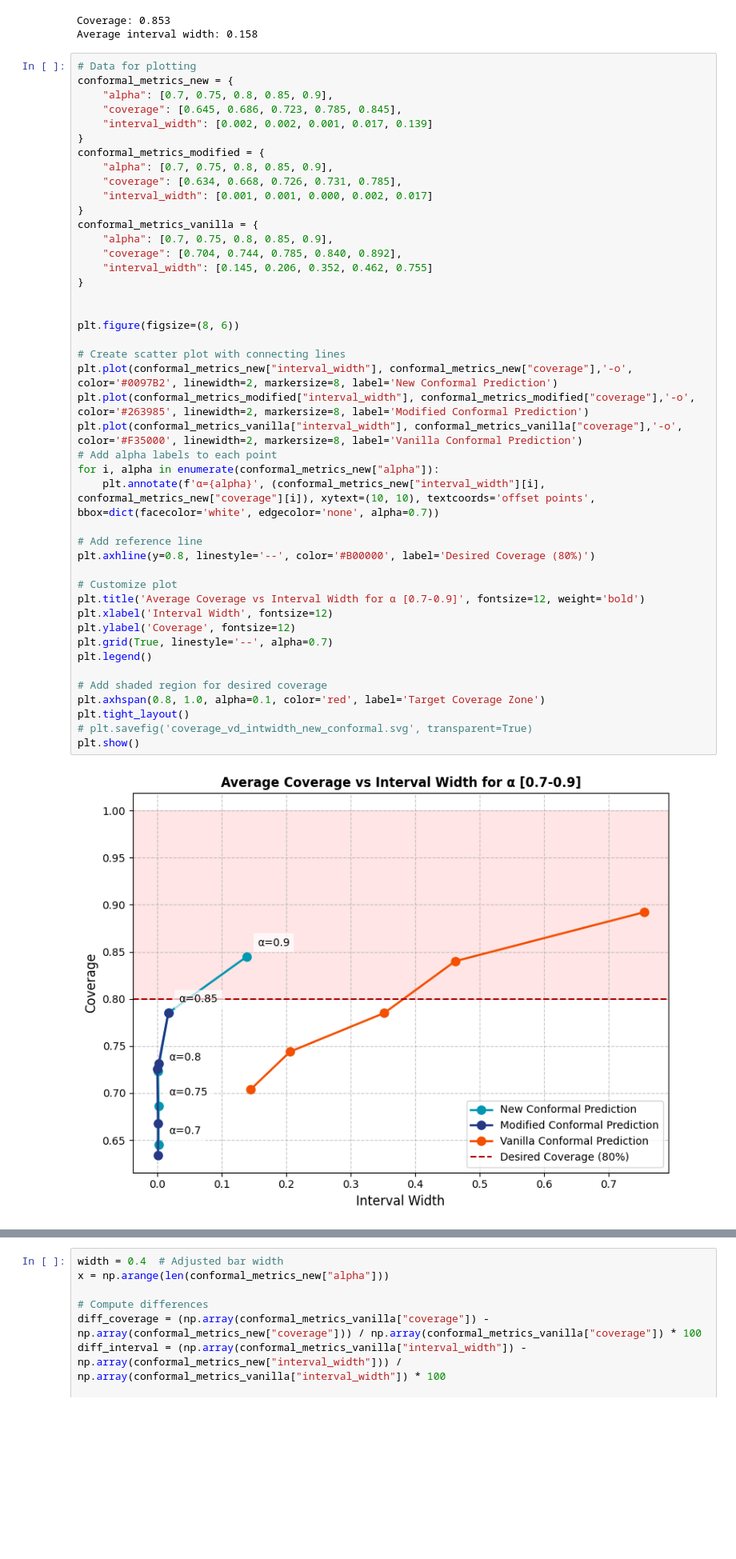
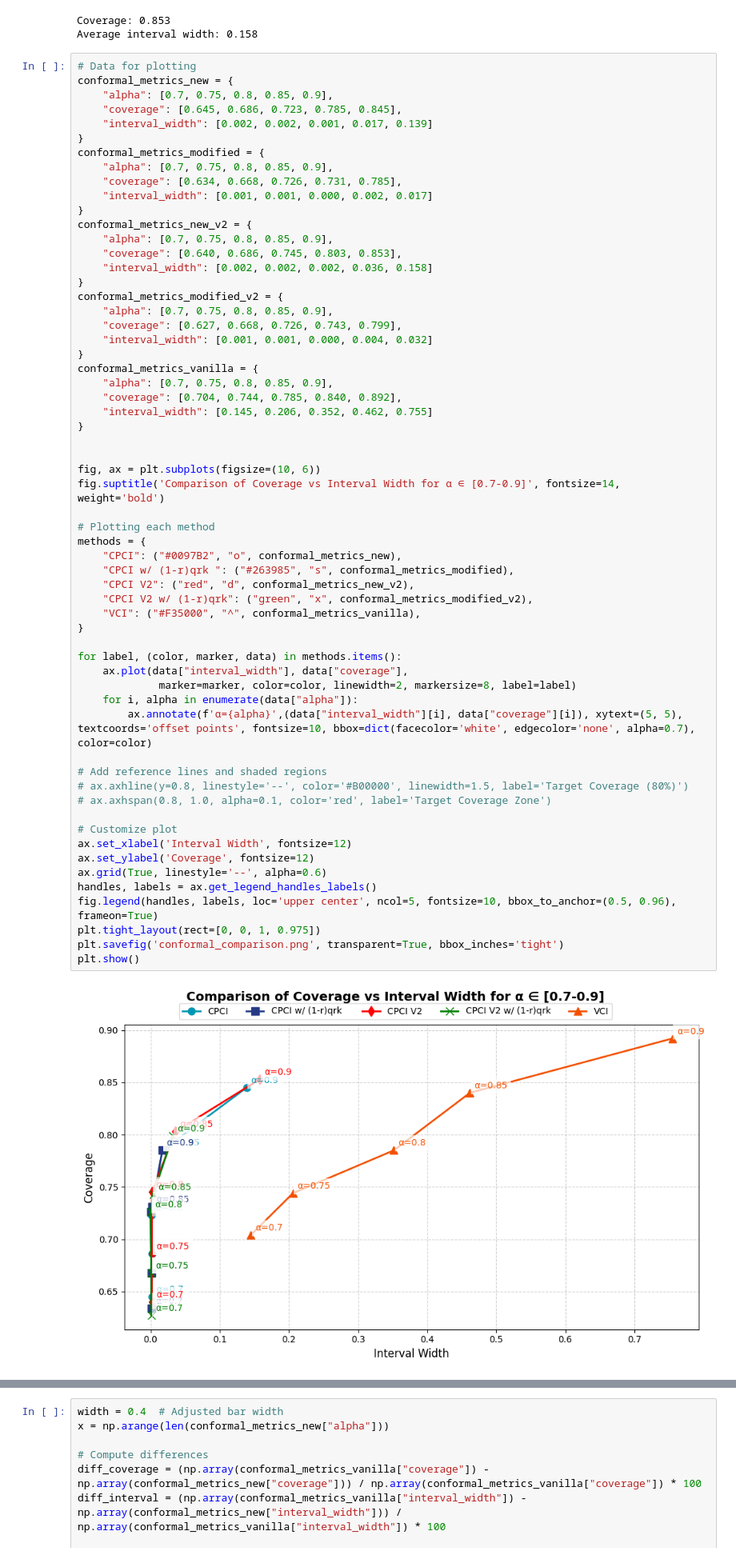
Before and after one commit to rdiazrincon/conformal_prediction_pd, a Jupyter notebook: conformal_pd_new.ipynb, the cells around one changed output, grey strips where cells are left out. Shown at 80% size. Drawn from its saved outputs; the diff is of its cells as text; blank space fills up the shorter version.

```diff
--- a/conformal_pd_new.ipynb
+++ b/conformal_pd_new.ipynb
@@ -201,46 +221,62 @@ Average interval width: 0.158
 # %%
 # Data for plotting
 conformal_metrics_new = {
     "alpha": [0.7, 0.75, 0.8, 0.85, 0.9],
     "coverage": [0.645, 0.686, 0.723, 0.785, 0.845],
     "interval_width": [0.002, 0.002, 0.001, 0.017, 0.139]
 }
 conformal_metrics_modified = {
     "alpha": [0.7, 0.75, 0.8, 0.85, 0.9],
     "coverage": [0.634, 0.668, 0.726, 0.731, 0.785],
     "interval_width": [0.001, 0.001, 0.000, 0.002, 0.017]
 }
+conformal_metrics_new_v2 = {
+    "alpha": [0.7, 0.75, 0.8, 0.85, 0.9],
+    "coverage": [0.640, 0.686, 0.745, 0.803, 0.853],
+    "interval_width": [0.002, 0.002, 0.002, 0.036, 0.158]
+}
+conformal_metrics_modified_v2 = {
+    "alpha": [0.7, 0.75, 0.8, 0.85, 0.9],
+    "coverage": [0.627, 0.668, 0.726, 0.743, 0.799],
+    "interval_width": [0.001, 0.001, 0.000, 0.004, 0.032]
+}
 conformal_metrics_vanilla = {
     "alpha": [0.7, 0.75, 0.8, 0.85, 0.9],
     "coverage": [0.704, 0.744, 0.785, 0.840, 0.892],
     "interval_width": [0.145, 0.206, 0.352, 0.462, 0.755]
 }
 
 
-plt.figure(figsize=(8, 6))
+fig, ax = plt.subplots(figsize=(10, 6))
+fig.suptitle('Comparison of Coverage vs Interval Width for α ∈ [0.7-0.9]', fontsize=14, weight='bold')
 
-# Create scatter plot with connecting lines
-plt.plot(conformal_metrics_new["interval_width"], conformal_metrics_new["coverage"],'-o', color='#0097B2', linewidth=2, markersize=8, label='New Conformal Prediction')
-plt.plot(conformal_metrics_modified["interval_width"], conformal_metrics_modified["coverage"],'-o', color='#263985', linewidth=2, markersize=8, label='Modified Conformal Prediction')
-plt.plot(conformal_metrics_vanilla["interval_width"], conformal_metrics_vanilla["coverage"],'-o', color='#F35000', linewidth=2, markersize=8, label='Vanilla Conformal Prediction')
-# Add alpha labels to each point
-for i, alpha in enumerate(conformal_metrics_new["alpha"]):
-    plt.annotate(f'α={alpha}', (conformal_metrics_new["interval_width"][i], conformal_metrics_new["coverage"][i]), xytext=(10, 10), textcoords='offset points', bbox=dict(facecolor='white', edgecolor='none', alpha=0.7))
+# Plotting each method
+methods = {
+    "CPCI": ("#0097B2", "o", conformal_metrics_new),
+    "CPCI w/ (1-r)qrk ": ("#263985", "s", conformal_metrics_modified),
+    "CPCI V2": ("red", "d", conformal_metrics_new_v2),
+    "CPCI V2 w/ (1-r)qrk": ("green", "x", conformal_metrics_modified_v2),
+    "VCI": ("#F35000", "^", conformal_metrics_vanilla),
+}
 
-# Add reference line
-plt.axhline(y=0.8, linestyle='--', color='#B00000', label='Desired Coverage (80%)')
+for label, (color, marker, data) in methods.items():
+    ax.plot(data["interval_width"], data["coverage"],
+             marker=marker, color=color, linewidth=2, markersize=8, label=label)
+    for i, alpha in enumerate(data["alpha"]):
+        ax.annotate(f'α={alpha}',(data["interval_width"][i], data["coverage"][i]), xytext=(5, 5), textcoords='offset points', fontsize=10, bbox=dict(facecolor='white', edgecolor='none', alpha=0.7), color=color)
+
+# Add reference lines and shaded regions
+# ax.axhline(y=0.8, linestyle='--', color='#B00000', linewidth=1.5, label='Target Coverage (80%)')
+# ax.axhspan(0.8, 1.0, alpha=0.1, color='red', label='Target Coverage Zone')
 
 # Customize plot
-plt.title('Average Coverage vs Interval Width for α [0.7-0.9]', fontsize=12, weight='bold')
-plt.xlabel('Interval Width', fontsize=12)
-plt.ylabel('Coverage', fontsize=12)
-plt.grid(True, linestyle='--', alpha=0.7)
-plt.legend()
-
-# Add shaded region for desired coverage
-plt.axhspan(0.8, 1.0, alpha=0.1, color='red', label='Target Coverage Zone')
-plt.tight_layout()
-# plt.savefig('coverage_vd_intwidth_new_conformal.svg', transparent=True)
+ax.set_xlabel('Interval Width', fontsize=12)
+ax.set_ylabel('Coverage', fontsize=12)
+ax.grid(True, linestyle='--', alpha=0.6)
+handles, labels = ax.get_legend_handles_labels()
+fig.legend(handles, labels, loc='upper center', ncol=5, fontsize=10, bbox_to_anchor=(0.5, 0.96), frameon=True)
+plt.tight_layout(rect=[0, 0, 1, 0.975])
+plt.savefig('conformal_comparison.png', transparent=True, bbox_inches='tight')
 plt.show()
 # %% [output]
-[figure, old version]
+[figure, new version]
```
Also changed, not shown: parts of 3 cells of this notebook.
